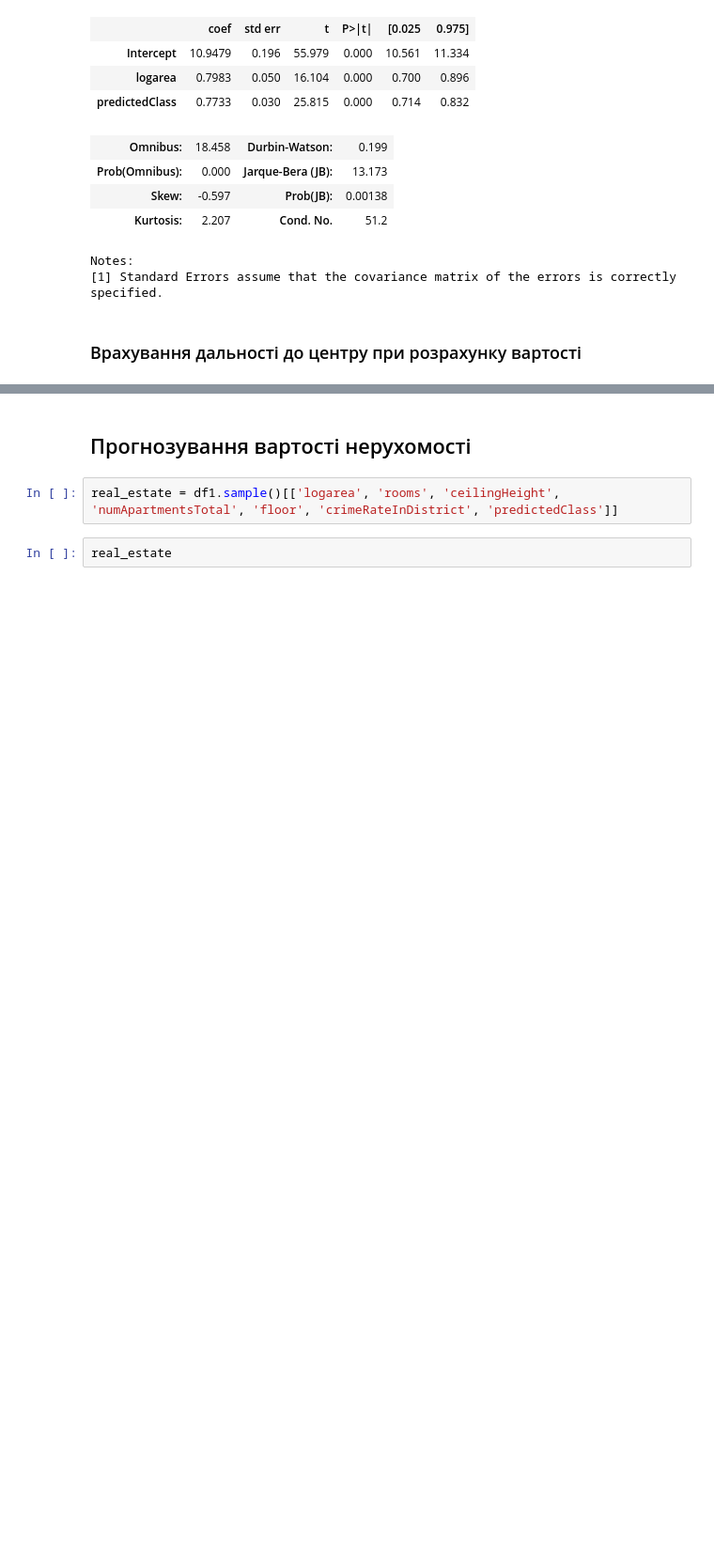
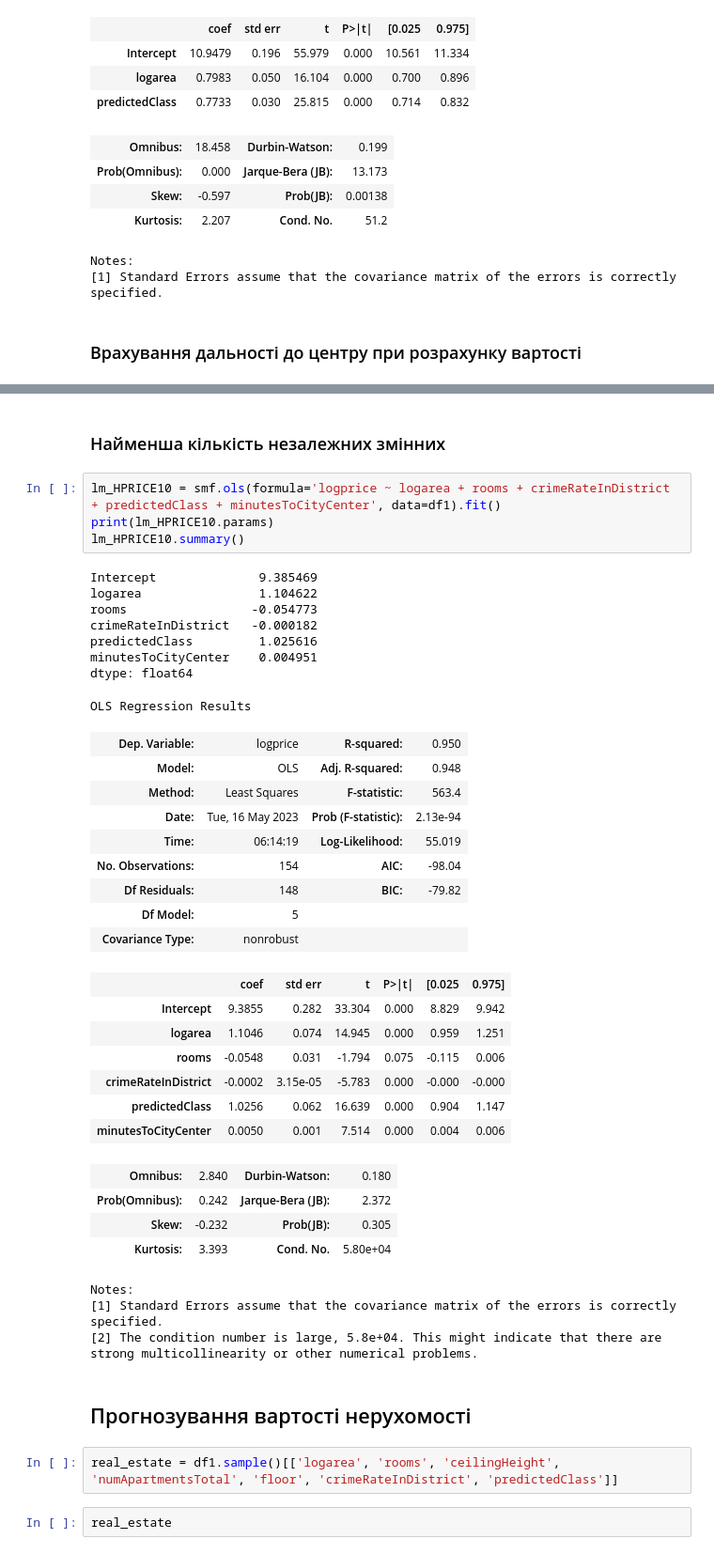
Before and after one commit to Acousticdesk/course-project-data-analysis, a Jupyter notebook: Regression-Copy1.ipynb, the cells around one changed output, grey strips where cells are left out. Shown at 94% size. Saved outputs shown, nothing was run; the diff lists cells and outputs as text; blank space fills up the shorter version.

Commit message:
add linear regression model with least independent variables

```diff
--- a/Regression-Copy1.ipynb
+++ b/Regression-Copy1.ipynb
@@ -531,6 +531,45 @@ Notes:
 [1] Standard Errors assume that the covariance matrix of the errors is correctly specified.
 [2] The condition number is large, 1.42e+05. This might indicate that there are
 strong multicollinearity or other numerical problems.
+# %% [markdown]
+### Найменша кількість незалежних змінних
+# %%
+lm_HPRICE10 = smf.ols(formula='logprice ~ logarea + rooms + crimeRateInDistrict + predictedClass + minutesToCityCenter', data=df1).fit()
+print(lm_HPRICE10.params)
+lm_HPRICE10.summary()
+# %% [output]
+Intercept              9.385469
+logarea                1.104622
+rooms                 -0.054773
+crimeRateInDistrict   -0.000182
+predictedClass         1.025616
+minutesToCityCenter    0.004951
+dtype: float64
+OLS Regression Results
+| Dep. Variable: | logprice | R-squared: | 0.950 |
+| Model: | OLS | Adj. R-squared: | 0.948 |
+| Method: | Least Squares | F-statistic: | 563.4 |
+| Date: | Tue, 16 May 2023 | Prob (F-statistic): | 2.13e-94 |
+| Time: | 06:14:19 | Log-Likelihood: | 55.019 |
+| No. Observations: | 154 | AIC: | -98.04 |
+| Df Residuals: | 148 | BIC: | -79.82 |
+| Df Model: | 5 |  |  |
+| Covariance Type: | nonrobust |  |  |
+|  | coef | std err | t | P>|t| | [0.025 | 0.975] |
+| Intercept | 9.3855 | 0.282 | 33.304 | 0.000 | 8.829 | 9.942 |
+| logarea | 1.1046 | 0.074 | 14.945 | 0.000 | 0.959 | 1.251 |
+| rooms | -0.0548 | 0.031 | -1.794 | 0.075 | -0.115 | 0.006 |
+| crimeRateInDistrict | -0.0002 | 3.15e-05 | -5.783 | 0.000 | -0.000 | -0.000 |
+| predictedClass | 1.0256 | 0.062 | 16.639 | 0.000 | 0.904 | 1.147 |
+| minutesToCityCenter | 0.0050 | 0.001 | 7.514 | 0.000 | 0.004 | 0.006 |
+| Omnibus: | 2.840 | Durbin-Watson: | 0.180 |
+| Prob(Omnibus): | 0.242 | Jarque-Bera (JB): | 2.372 |
+| Skew: | -0.232 | Prob(JB): | 0.305 |
+| Kurtosis: | 3.393 | Cond. No. | 5.80e+04 |
+Notes:
+[1] Standard Errors assume that the covariance matrix of the errors is correctly specified.
+[2] The condition number is large, 5.8e+04. This might indicate that there are
+strong multicollinearity or other numerical problems.
 # %% [markdown]
 ## Прогнозування вартості нерухомості
 # %%
```
Also changed, not shown: parts of 18 cells of this notebook.
